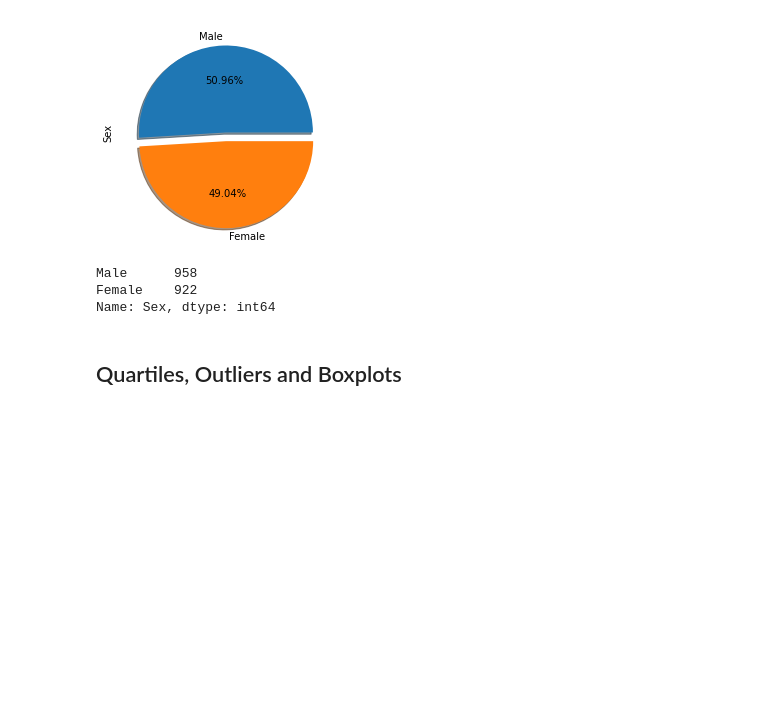
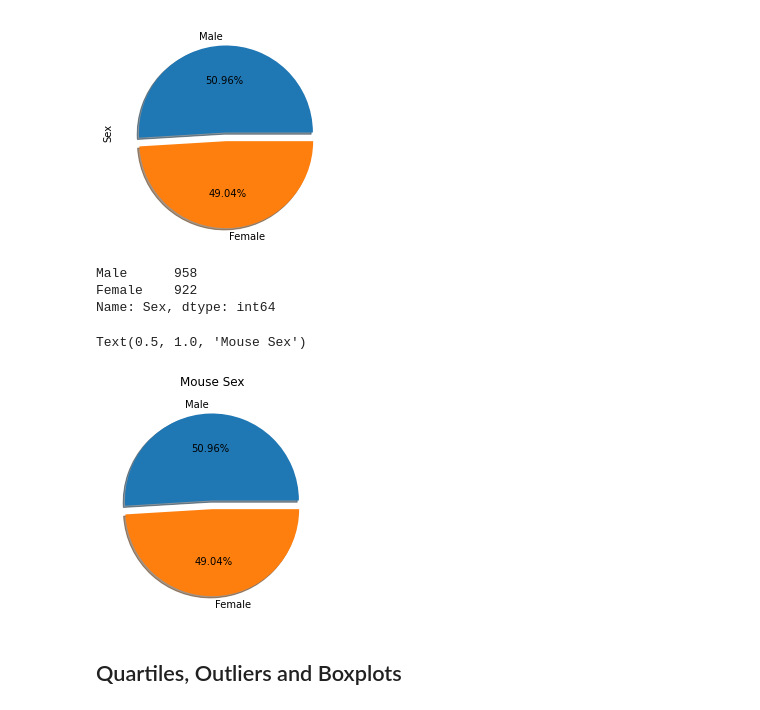
Before and after one commit to abarnatan/matplotlib-challenge, a Jupyter notebook: pymaceuticals_starter.ipynb, the cells around one changed output. Cells and saved outputs as stored; diff of their text form; code cells hidden in the pictures; blank space fills up the shorter version.

```diff
--- a/pymaceuticals_starter.ipynb
+++ b/pymaceuticals_starter.ipynb
@@ -191,6 +191,11 @@ Female    922
 Name: Sex, dtype: int64
 # %%
 # Generate a pie plot showing the distribution of female versus male mice using pyplot
+plt.pie(mouse_sex, shadow=True, autopct="%1.2f%%", explode=explode, labels=('Male', 'Female'))
+plt.title("Mouse Sex")
+# %% [output]
+Text(0.5, 1.0, 'Mouse Sex')
+[figure, added]
 # %% [markdown]
 ## Quartiles, Outliers and Boxplots
 # %%
```
Also changed, not shown: parts of 1 cell of this notebook.
